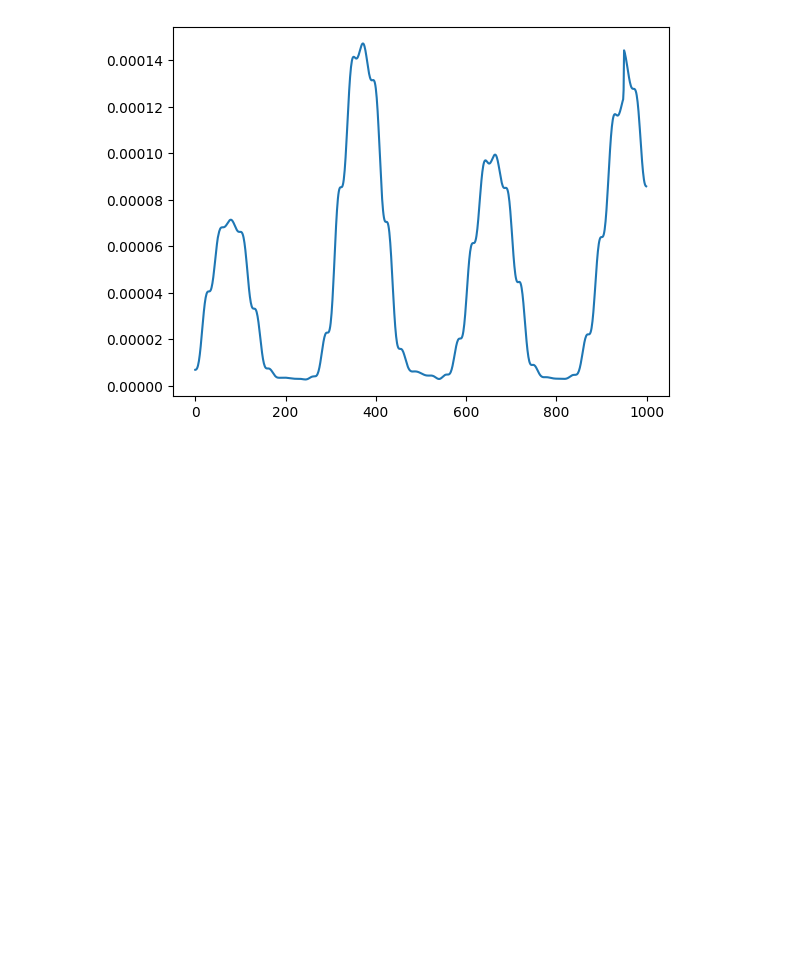
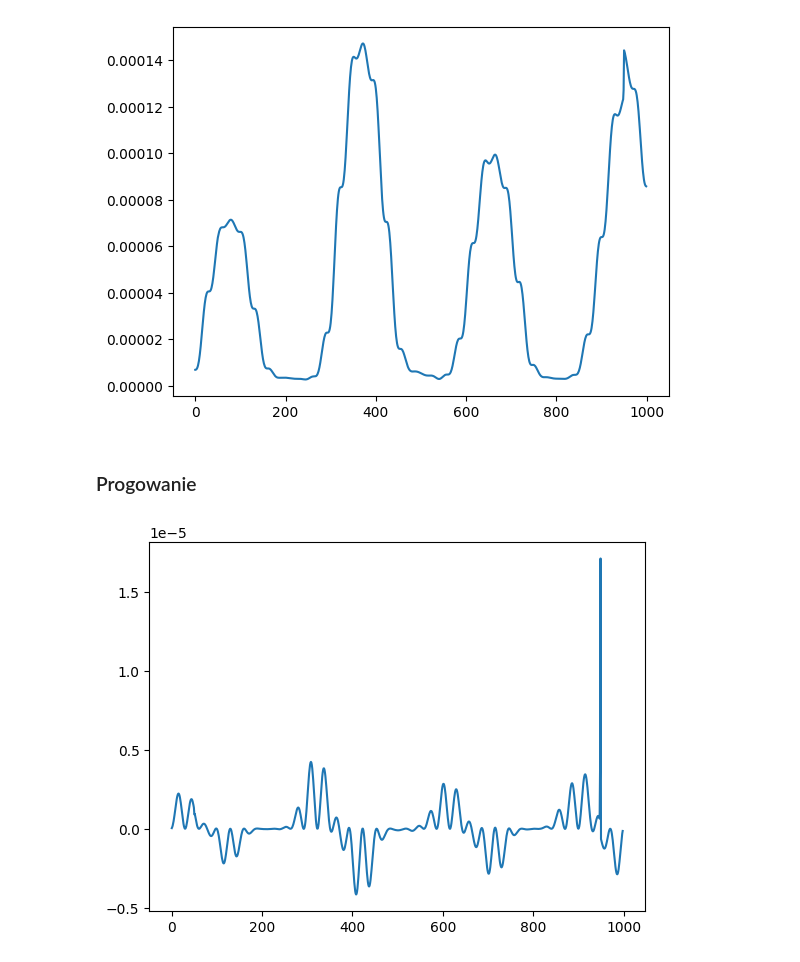
Before and after one commit to ppjotrek/dadm24, a Jupyter notebook: lab1/lab1.ipynb, the cells around one changed output. Cells and saved outputs as stored; diff of their text form; code cells hidden in the pictures; blank space fills up the shorter version.

```diff
--- a/lab1/lab1.ipynb
+++ b/lab1/lab1.ipynb
@@ -130,9 +130,29 @@ plt.plot(pwr)
 # %%
 C = 100
 C_params = np.ones(C)/C
-out = np.convolve(pwr, C_params, 'same')
+integrated = np.convolve(pwr, C_params, 'same')
 
-plt.plot(out)
+plt.plot(integrated)
 # %% [output]
 [<matplotlib.lines.Line2D at 0x...>]
 [figure]
+# %% [markdown]
+### Progowanie
+# %%
+derivative = []
+for i in range(1, len(integrated)):
+    derivative.append(integrated[i] - integrated[i-1])
+
+plt.plot(derivative)
+
+zero_crossings = []
+for i in range(1, len(derivative)):
+    if derivative[i] * derivative[i-1] < 0:
+        zero_crossings.append(i)
+
+maxima = []
+for i in zero_crossings:
+    if i > 0 and derivative[i-1] > 0:
+        maxima.append(i)
+# %% [output]
+[figure, added]
```
Also changed, not shown: parts of 1 cell of this notebook, 3 other files.
